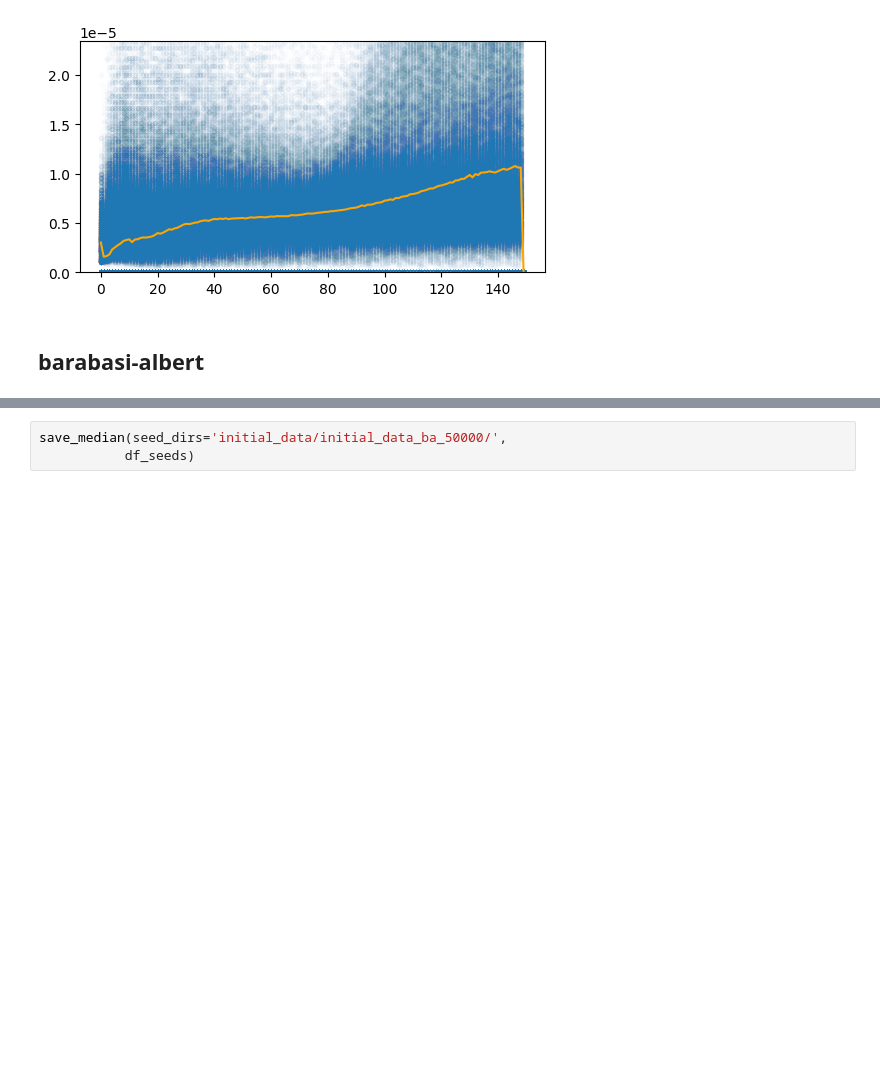
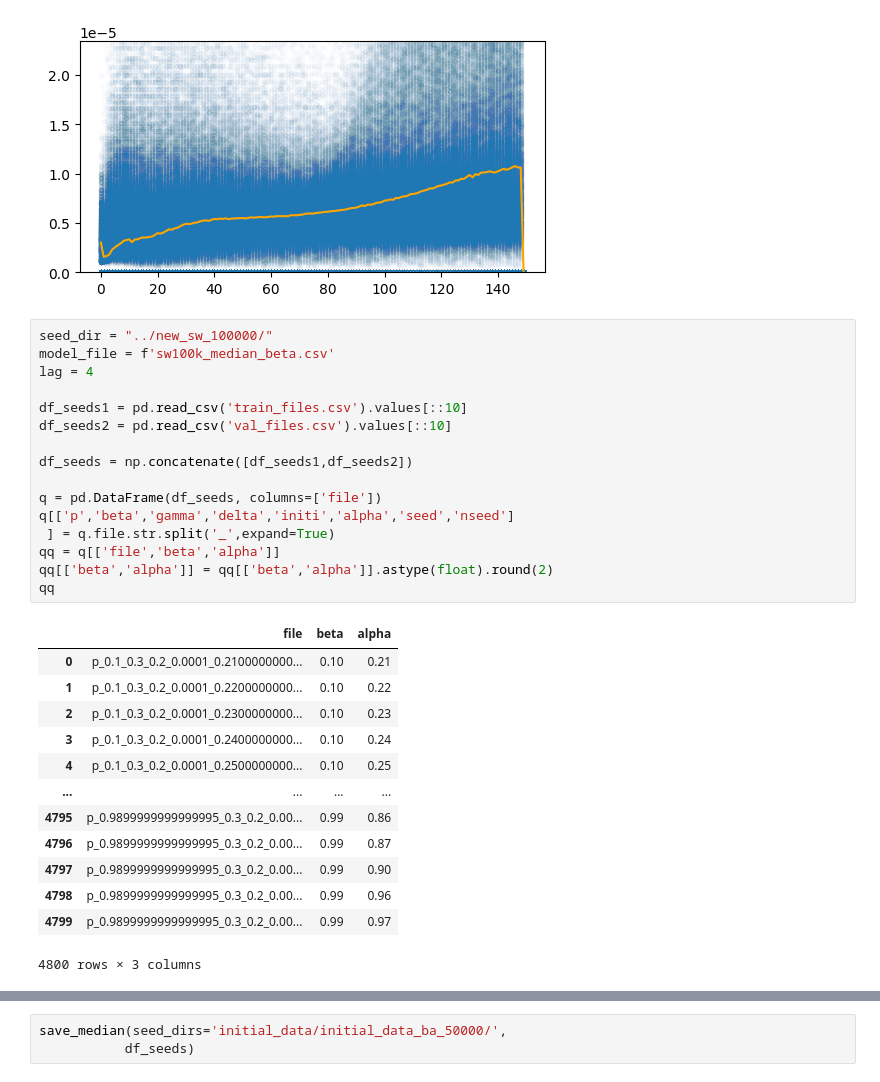
Before and after one commit to Mpkosh/network_hybrid_33, a Jupyter notebook: save_median.ipynb, the cells around one changed output, grey strips where cells are left out. Saved outputs shown, nothing was run; the diff lists cells and outputs as text; blank space fills up the shorter version.

```diff
--- a/save_median.ipynb
+++ b/save_median.ipynb
@@ -70,5 +70,33 @@ save_median(seed_dir, df_seeds, is_filename=True,
 # %% [output]
 (4800, 1)
 [figure]
-# %% [markdown]
-## barabasi-albert
+# %%
+seed_dir = "../new_sw_100000/"
+model_file = f'sw100k_median_beta.csv'
+lag = 4
+
+df_seeds1 = pd.read_csv('train_files.csv').values[::10]
+df_seeds2 = pd.read_csv('val_files.csv').values[::10]
+
+df_seeds = np.concatenate([df_seeds1,df_seeds2])
+
+q = pd.DataFrame(df_seeds, columns=['file'])
+q[['p','beta','gamma','delta','initi','alpha','seed','nseed']
+ ] = q.file.str.split('_',expand=True)
+qq = q[['file','beta','alpha']]
+qq[['beta','alpha']] = qq[['beta','alpha']].astype(float).round(2)
+qq
+# %% [output]
+|  | file | beta | alpha |
+| 0 | p_0.1_0.3_0.2_0.0001_0.2100000000... | 0.10 | 0.21 |
+| 1 | p_0.1_0.3_0.2_0.0001_0.2200000000... | 0.10 | 0.22 |
+| 2 | p_0.1_0.3_0.2_0.0001_0.2300000000... | 0.10 | 0.23 |
+| 3 | p_0.1_0.3_0.2_0.0001_0.2400000000... | 0.10 | 0.24 |
+| 4 | p_0.1_0.3_0.2_0.0001_0.2500000000... | 0.10 | 0.25 |
+| ... | ... | ... | ... |
+| 4795 | p_0.9899999999999995_0.3_0.2_0.00... | 0.99 | 0.86 |
+| 4796 | p_0.9899999999999995_0.3_0.2_0.00... | 0.99 | 0.87 |
+| 4797 | p_0.9899999999999995_0.3_0.2_0.00... | 0.99 | 0.90 |
+| 4798 | p_0.9899999999999995_0.3_0.2_0.00... | 0.99 | 0.96 |
+| 4799 | p_0.9899999999999995_0.3_0.2_0.00... | 0.99 | 0.97 |
+4800 rows × 3 columns
```
Also changed, not shown: parts of 2 cells of this notebook, 10 other files.
